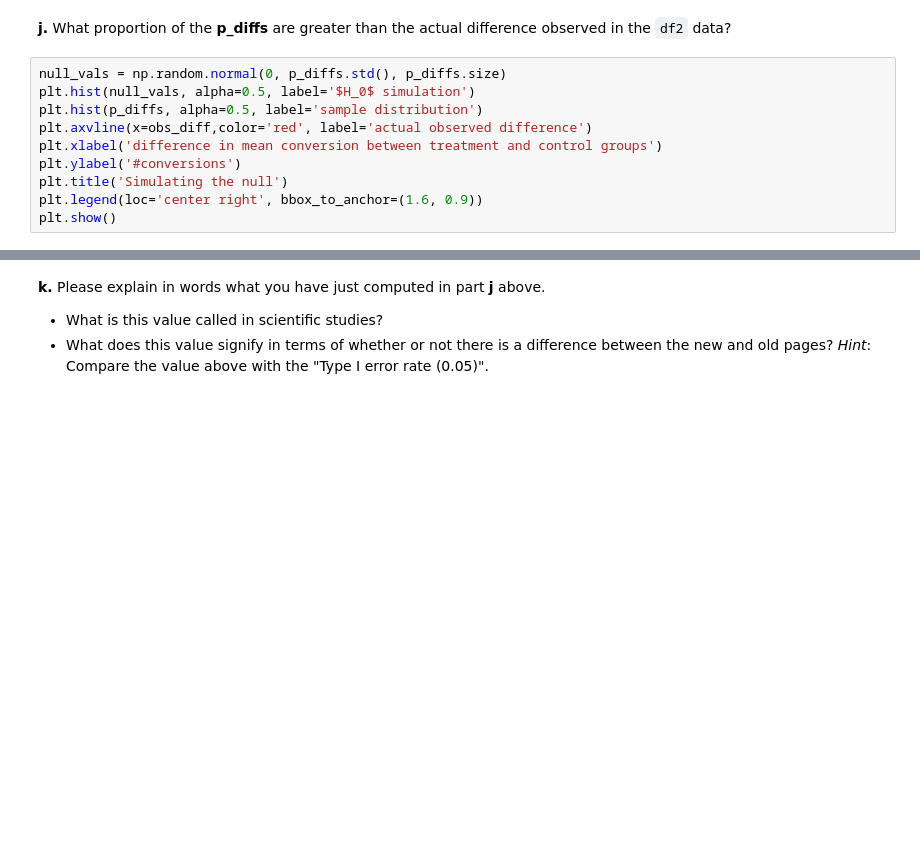
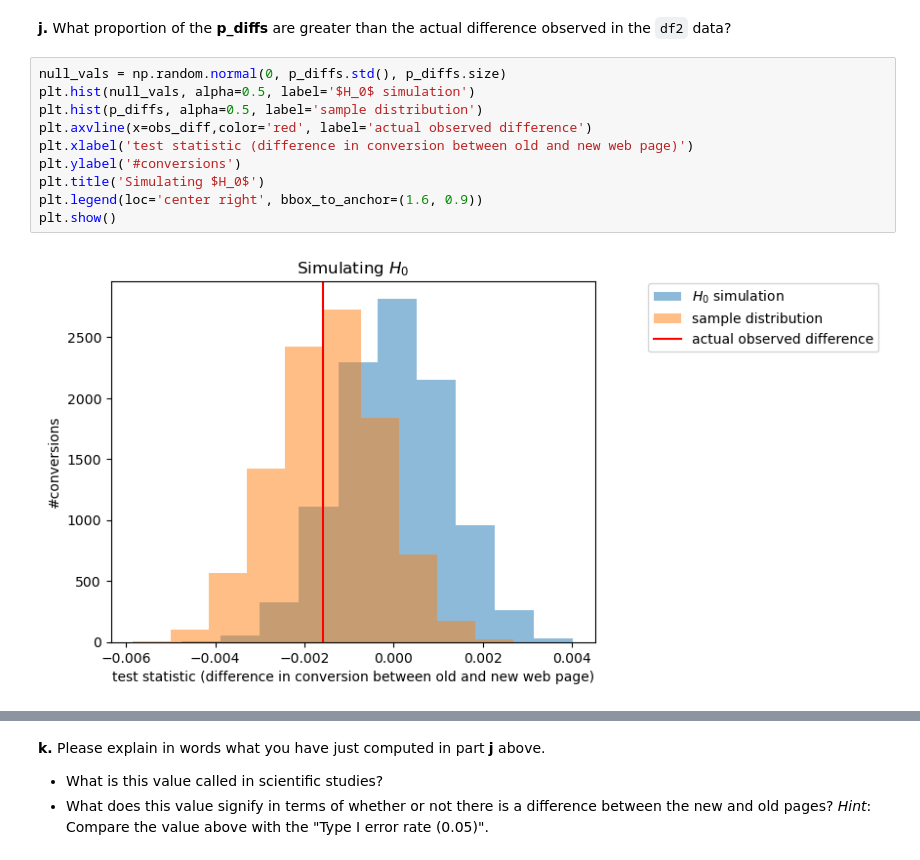
Before and after one commit to JuanitaSmith/AnalyzeABTestResults, a Jupyter notebook: Analyze_ab_test_results_notebook.ipynb, the cells around one changed output, grey strips where cells are left out. Cells and saved outputs as stored; diff of their text form; blank space fills up the shorter version.

```diff
--- a/Analyze_ab_test_results_notebook.ipynb
+++ b/Analyze_ab_test_results_notebook.ipynb
@@ -341,13 +440,15 @@ The actual conversion difference lies within the 95% confidence interval of our
 # %%
 null_vals = np.random.normal(0, p_diffs.std(), p_diffs.size)
 plt.hist(null_vals, alpha=0.5, label='$H_0$ simulation')
 plt.hist(p_diffs, alpha=0.5, label='sample distribution')
 plt.axvline(x=obs_diff,color='red', label='actual observed difference')
-plt.xlabel('difference in mean conversion between treatment and control groups')
+plt.xlabel('test statistic (difference in conversion between old and new web page)')
 plt.ylabel('#conversions')
-plt.title('Simulating the null')
+plt.title('Simulating $H_0$')
 plt.legend(loc='center right', bbox_to_anchor=(1.6, 0.9))
 plt.show()
+# %% [output]
+[figure, added]
 # %%
 # Compute p-value
 (null_vals > obs_diff).mean()
```
Also changed, not shown: parts of 70 cells of this notebook, 5 other files.
